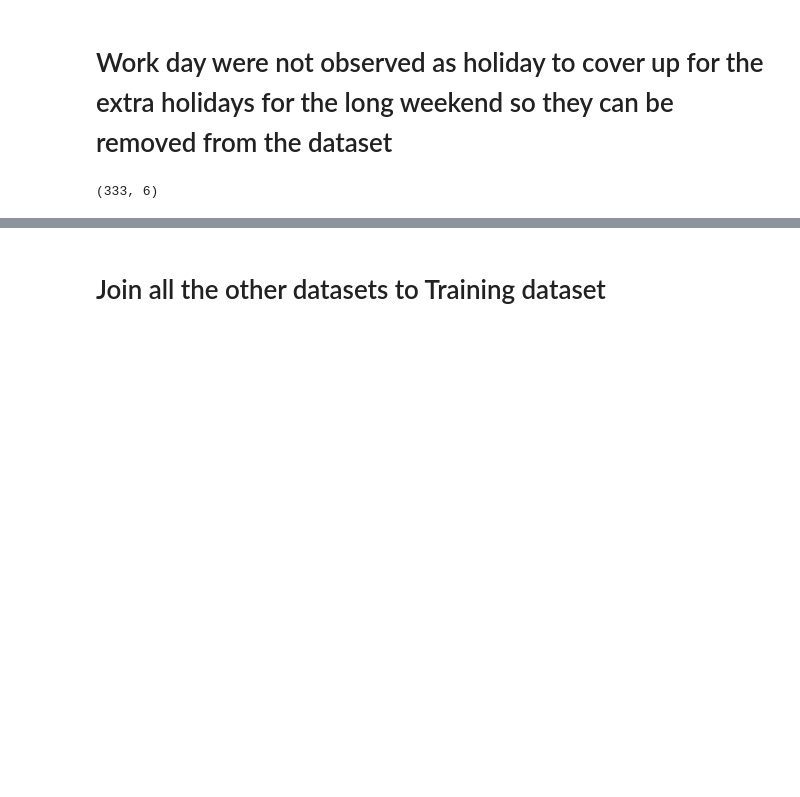
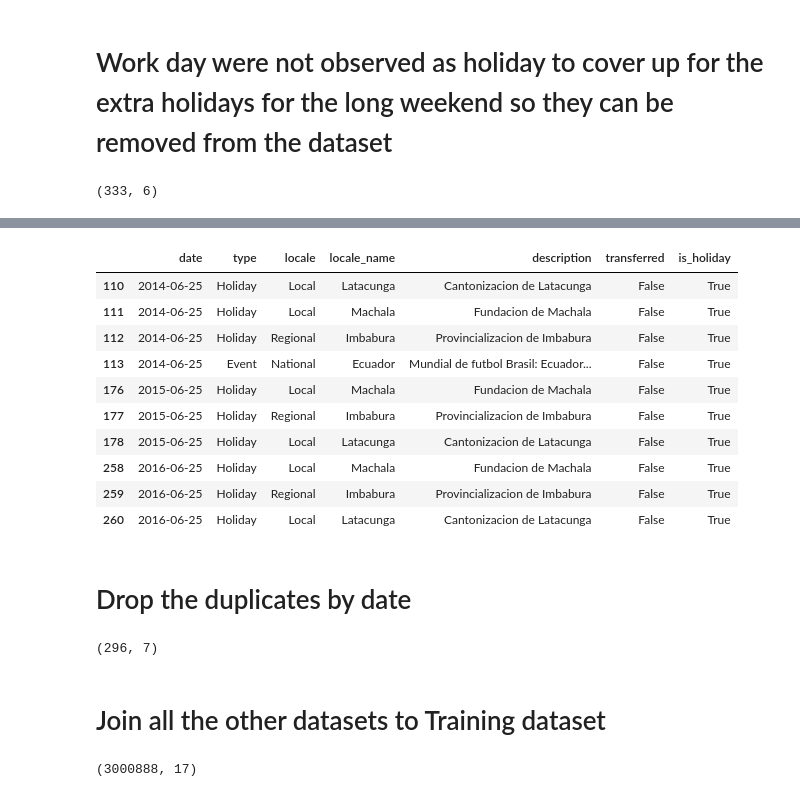
Before and after one commit to abhamolri/kaggle-store-sales-prediction, a Jupyter notebook: notebooks/exploratory_data_analysis.ipynb, the cells around one changed output, grey strips where cells are left out. Saved outputs shown, nothing was run; the diff lists cells and outputs as text; code cells hidden in the pictures; blank space fills up the shorter version.

```diff
--- a/notebooks/exploratory_data_analysis.ipynb
+++ b/notebooks/exploratory_data_analysis.ipynb
@@ -379,3 +398,5 @@ holidays_df = holidays_df[holidays_df['type'] != 'Work Day']
 holidays_df.shape
 # %% [output]
 (333, 6)
+# %%
+holidays_df['is_holiday'] = True
@@ -381,0 +420,16 @@ holidays_df.shape
+# %%
+holidays_df[holidays_df['date'].isin(['2014-06-25', '2016-06-25', '2015-06-25'])]
+# %% [output]
+|  | date | type | locale | locale_name | description | transferred | is_holiday |
+| 110 | 2014-06-25 | Holiday | Local | Latacunga | Cantonizacion de Latacunga | False | True |
+| 111 | 2014-06-25 | Holiday | Local | Machala | Fundacion de Machala | False | True |
+| 112 | 2014-06-25 | Holiday | Regional | Imbabura | Provincializacion de Imbabura | False | True |
+| 113 | 2014-06-25 | Event | National | Ecuador | Mundial de futbol Brasil: Ecuador... | False | True |
+| 176 | 2015-06-25 | Holiday | Local | Machala | Fundacion de Machala | False | True |
+| 177 | 2015-06-25 | Holiday | Regional | Imbabura | Provincializacion de Imbabura | False | True |
+| 178 | 2015-06-25 | Holiday | Local | Latacunga | Cantonizacion de Latacunga | False | True |
+| 258 | 2016-06-25 | Holiday | Local | Machala | Fundacion de Machala | False | True |
+| 259 | 2016-06-25 | Holiday | Regional | Imbabura | Provincializacion de Imbabura | False | True |
+| 260 | 2016-06-25 | Holiday | Local | Latacunga | Cantonizacion de Latacunga | False | True |
+# %% [markdown]
+# Drop the duplicates by date
@@ -382,2 +438,6 @@ holidays_df.shape
+# %%
+holidays_df.shape
+# %% [output]
+(296, 7)
 # %% [markdown]
 # Join all the other datasets to Training dataset
@@ -383,0 +450,4 @@ holidays_df.shape
+# %%
+train_w_attr_df.shape
+# %% [output]
+(3000888, 17)
```
Also changed, not shown: parts of 15 cells of this notebook.
